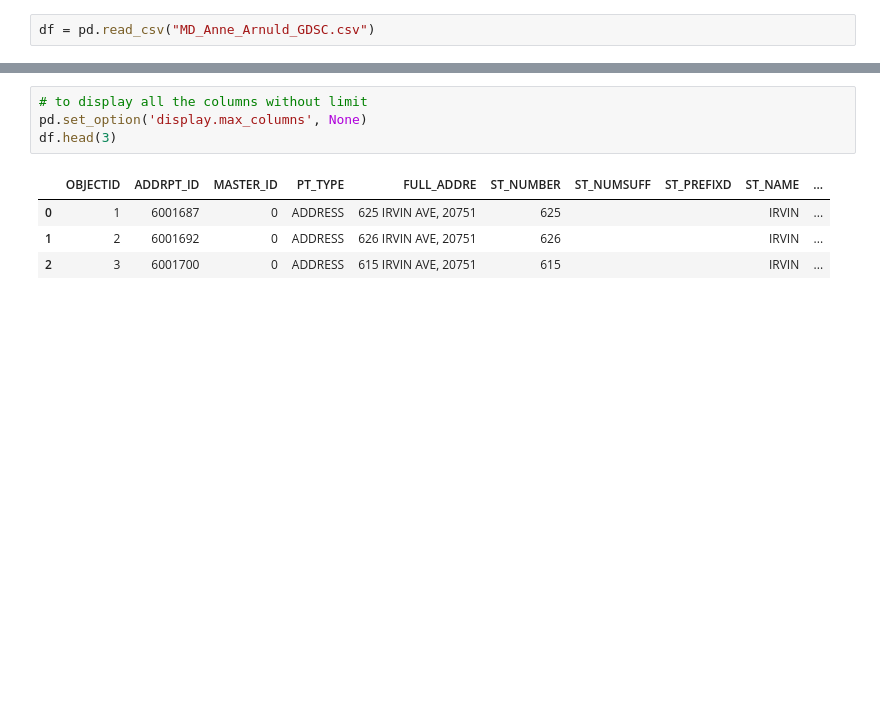
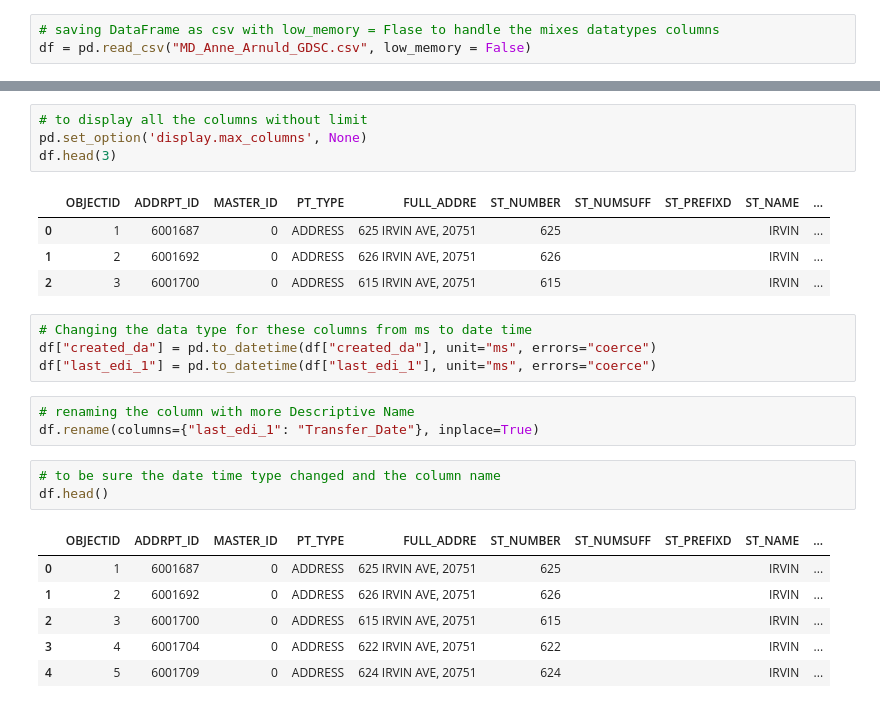
Before and after one commit to asfadg242/Scrape-to-insight-system, a Jupyter notebook: MD_Anne_Arundel.ipynb, the cells around one changed output, grey strips where cells are left out. Drawn from its saved outputs; the diff is of its cells as text; blank space fills up the shorter version.

```diff
--- a/MD_Anne_Arundel.ipynb
+++ b/MD_Anne_Arundel.ipynb
@@ -73,4 +113,5 @@ Added 457 records.
 No more data to fetch.
 All data saved to MD_Anne_Arnuld_GDSC.csv
 # %%
-df = pd.read_csv("MD_Anne_Arnuld_GDSC.csv")
+# saving DataFrame as csv with low_memory = Flase to handle the mixes datatypes columns
+df = pd.read_csv("MD_Anne_Arnuld_GDSC.csv", low_memory = False)
@@ -89,3 +124,20 @@ df.head(3)
 | 0 | 1 | 6001687 | 0 | ADDRESS | 625 IRVIN AVE, 20751 | 625 |  |  | IRVIN | ... |
 | 1 | 2 | 6001692 | 0 | ADDRESS | 626 IRVIN AVE, 20751 | 626 |  |  | IRVIN | ... |
 | 2 | 3 | 6001700 | 0 | ADDRESS | 615 IRVIN AVE, 20751 | 615 |  |  | IRVIN | ... |
+# %%
+# Changing the data type for these columns from ms to date time
+df["created_da"] = pd.to_datetime(df["created_da"], unit="ms", errors="coerce")
+df["last_edi_1"] = pd.to_datetime(df["last_edi_1"], unit="ms", errors="coerce")
+# %%
+# renaming the column with more Descriptive Name
+df.rename(columns={"last_edi_1": "Transfer_Date"}, inplace=True)
+# %%
+# to be sure the date time type changed and the column name
+df.head()
+# %% [output]
+|  | OBJECTID | ADDRPT_ID | MASTER_ID | PT_TYPE | FULL_ADDRE | ST_NUMBER | ST_NUMSUFF | ST_PREFIXD | ST_NAME | ... |
+| 0 | 1 | 6001687 | 0 | ADDRESS | 625 IRVIN AVE, 20751 | 625 |  |  | IRVIN | ... |
+| 1 | 2 | 6001692 | 0 | ADDRESS | 626 IRVIN AVE, 20751 | 626 |  |  | IRVIN | ... |
+| 2 | 3 | 6001700 | 0 | ADDRESS | 615 IRVIN AVE, 20751 | 615 |  |  | IRVIN | ... |
+| 3 | 4 | 6001704 | 0 | ADDRESS | 622 IRVIN AVE, 20751 | 622 |  |  | IRVIN | ... |
+| 4 | 5 | 6001709 | 0 | ADDRESS | 624 IRVIN AVE, 20751 | 624 |  |  | IRVIN | ... |
```
Also changed, not shown: parts of 7 cells of this notebook.
